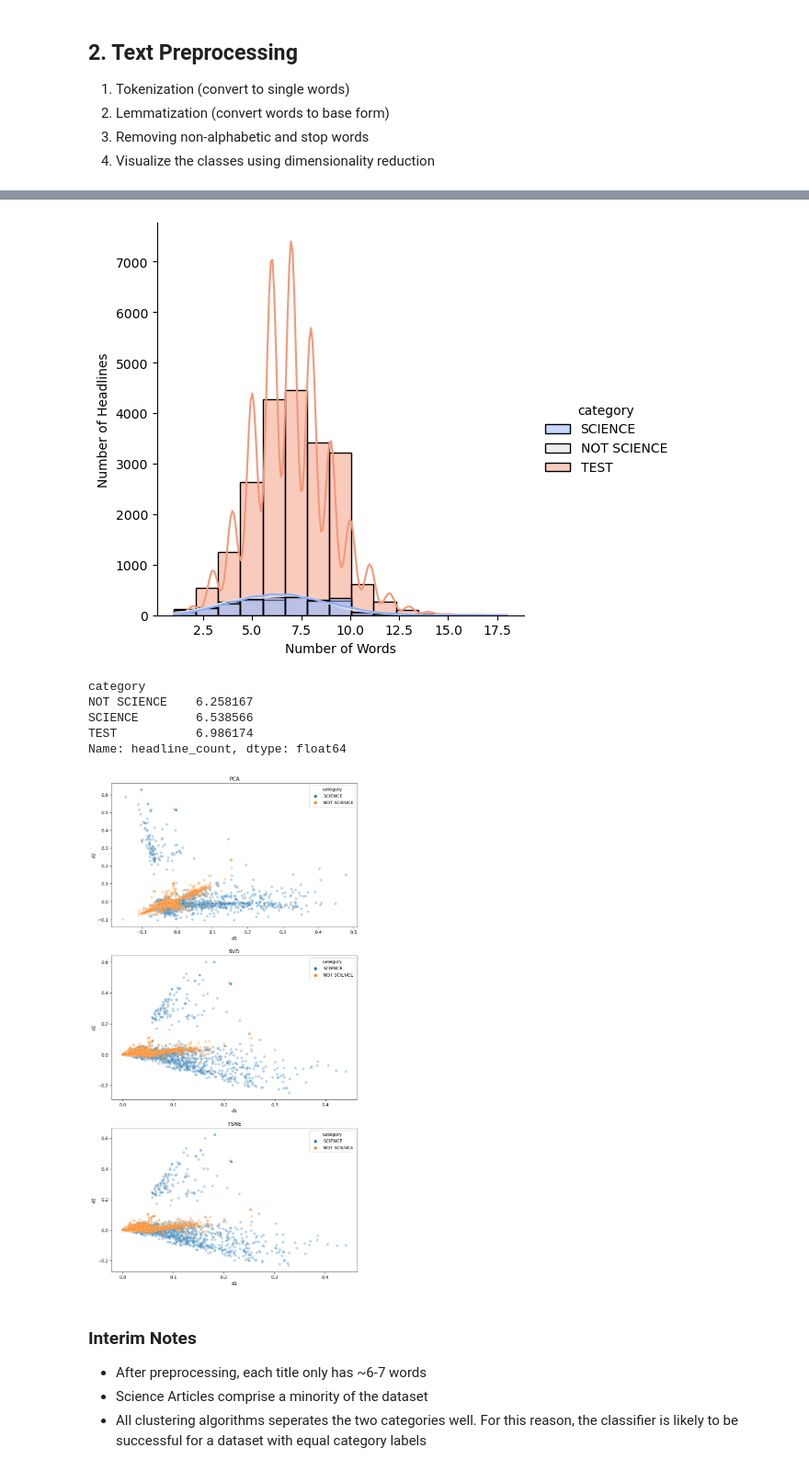
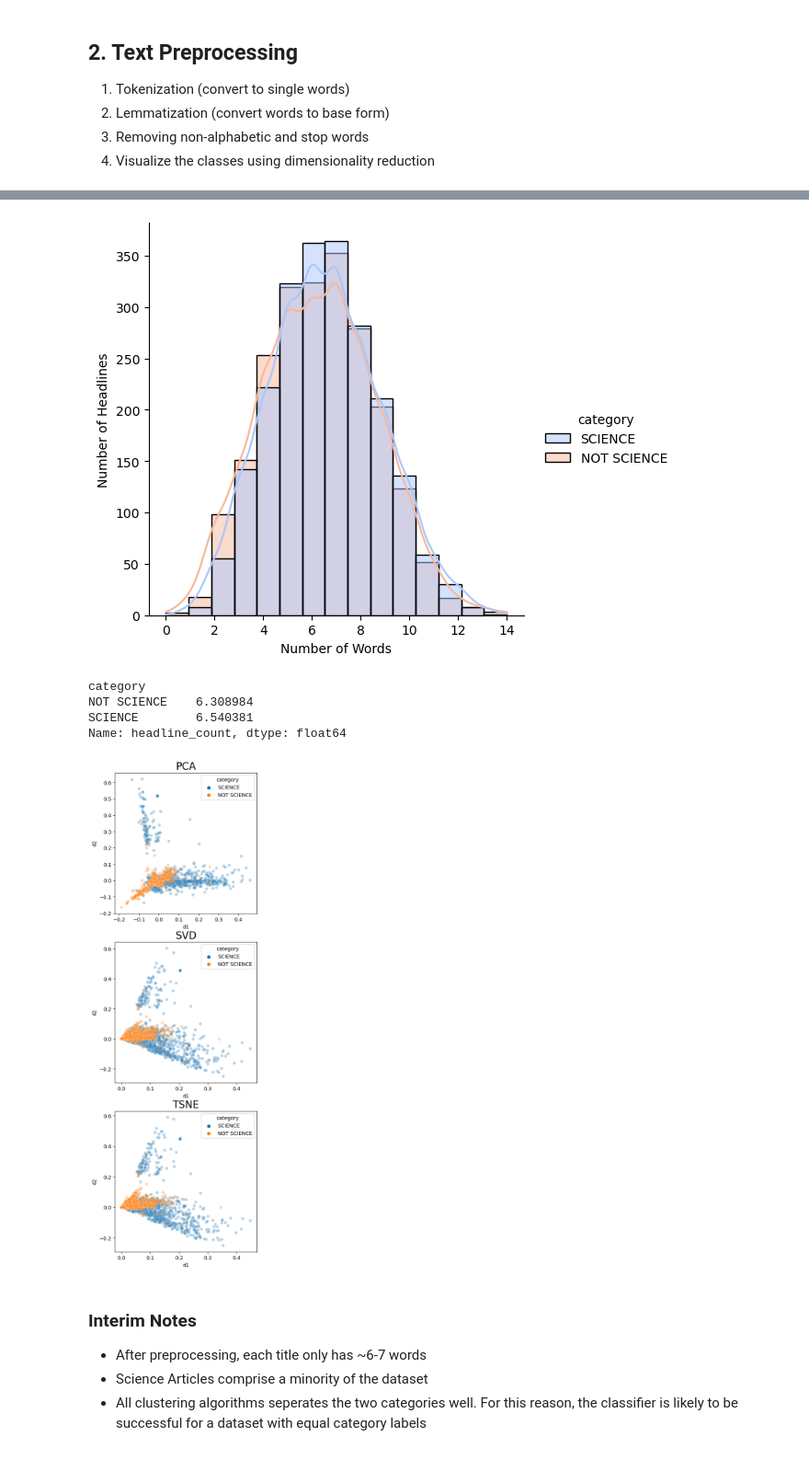
Before and after one commit to aedanli/02_TextContentClassification, a Jupyter notebook: TextClassification.ipynb, the cells around one changed output, grey strips where cells are left out. Shown at 92% size. Cells and saved outputs as stored; diff of their text form; code cells hidden in the pictures.

```diff
--- a/TextClassification.ipynb
+++ b/TextClassification.ipynb
@@ -229,19 +240,19 @@ display(df_headlines)
 # %%
 # check number of words in each category, after preprocessing
 df_headlines["headline_count"] = df_headlines["headline_lemma"].str.split().str.len()
-sns.displot(x=df_headlines["headline_count"],hue=df_headlines["category"],bins=15,kde=True,palette="coolwarm")
+df_headlines_tp = df_headlines[df_headlines["category"] != "TEST"]
+sns.displot(x=df_headlines_tp["headline_count"],hue=df_headlines_tp["category"],bins=15,kde=True,palette="coolwarm")
 plt.ylabel("Number of Headlines")
 plt.xlabel("Number of Words")
 plt.show()
 
 # obtain the mean, quite similar for both types of headlines
-df_headlines.groupby("category")["headline_count"].mean()
+df_headlines_tp.groupby("category")["headline_count"].mean()
 # %% [output]
-[figure, old version]
+[figure, new version]
 category
-NOT SCIENCE    6.258167
-SCIENCE        6.538566
-TEST           6.986174
+NOT SCIENCE    6.308984
+SCIENCE        6.540381
 Name: headline_count, dtype: float64
 # %%
 # Construct a TF-IDF matrix for headlines, but then keep only the training set
@@ -269,16 +280,16 @@ df_tsne2D = pd.DataFrame(tfidf_train_tsne2D, columns = ["d1","d2"])
 df_tsne2D = df_tsne2D.assign(category = df["category"])
 # %%
 # Visualize Clustering Algorithms
-fig, ax = plt.subplots(3,1,figsize=(10,20))
+fig, ax = plt.subplots(3,1,figsize=(5,17))
 sns.scatterplot(x="d1",y="d2",data=df_pca2D,hue="category",alpha=0.3,ax=ax[0])
 sns.scatterplot(x="d1",y="d2",data=df_svd2D,hue="category",alpha=0.3,ax=ax[1])
 sns.scatterplot(x="d1",y="d2",data=df_tsne2D,hue="category",alpha=0.3,ax=ax[2])
-ax[0].set_title("PCA")
-ax[1].set_title("SVD")
-ax[2].set_title("TSNE")
+ax[0].set_title("PCA",fontsize=20)
+ax[1].set_title("SVD",fontsize=20)
+ax[2].set_title("TSNE",fontsize=20)
 plt.show()
 # %% [output]
-[figure, old version]
+[figure, new version]
 # %% [markdown]
 ### Interim Notes
 - After preprocessing, each title only has ~6-7 words
```
Also changed, not shown: parts of 16 cells of this notebook.
